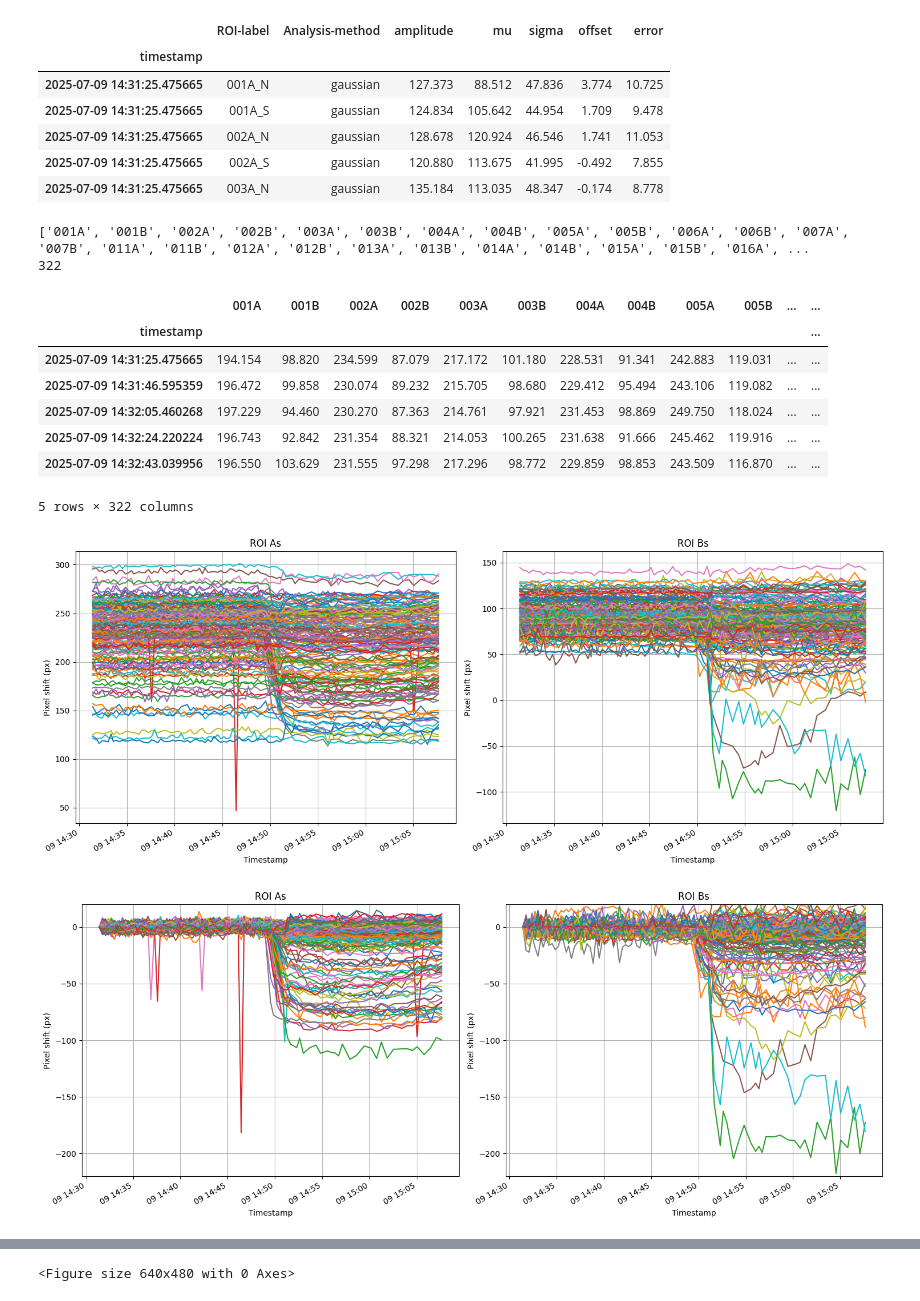
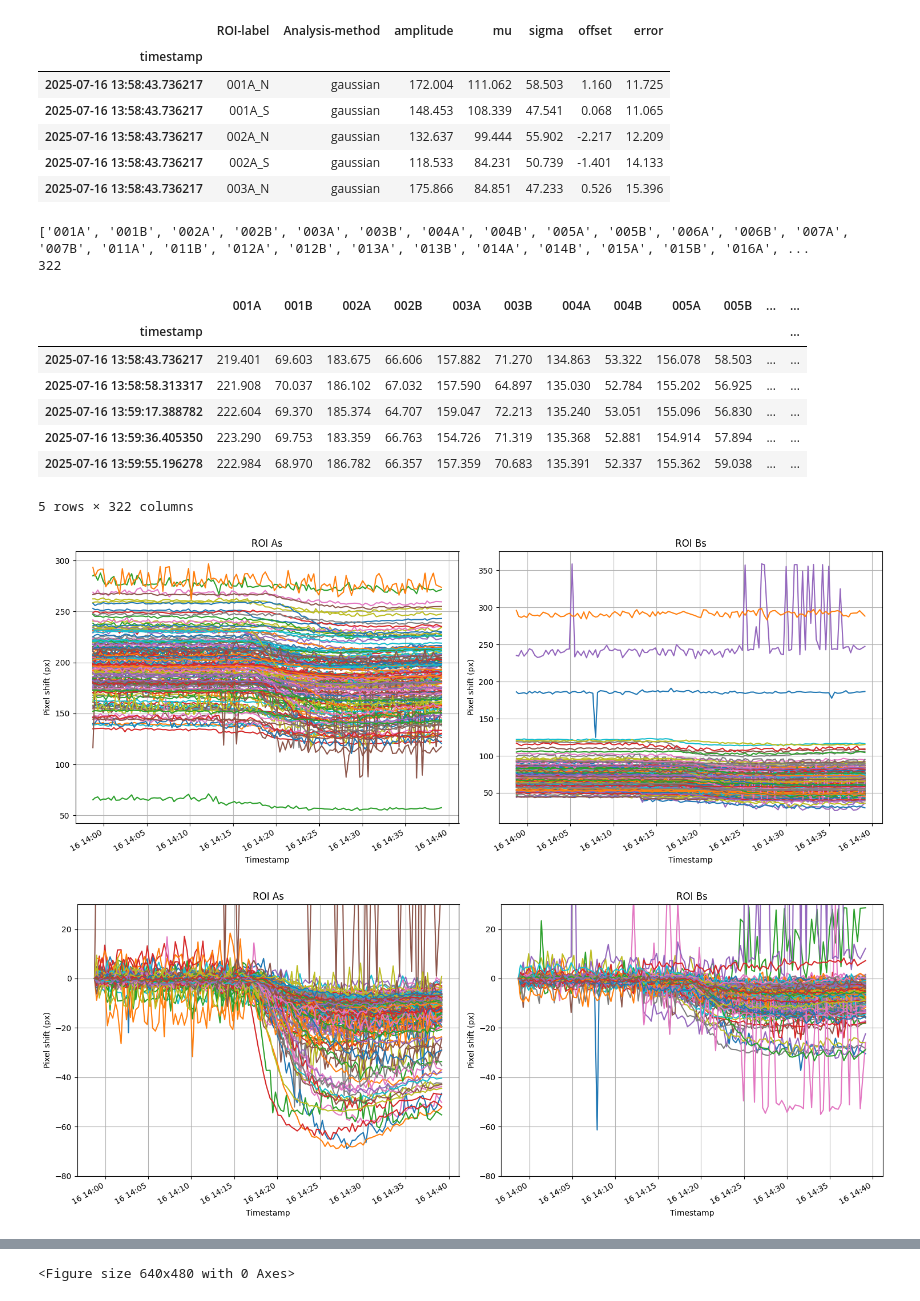
Before and after one commit to cr806/phorest_pipeline, a Jupyter notebook: notebooks/CSV_plotting.ipynb, the cells around one changed output, grey strips where cells are left out. Drawn from its saved outputs; the diff is of its cells as text; code cells hidden in the pictures.

```diff
--- a/notebooks/CSV_plotting.ipynb
+++ b/notebooks/CSV_plotting.ipynb
@@ -6,7 +6,7 @@ import matplotlib.pyplot as plt
 import matplotlib.ticker as mticker
 import pandas as pd
 # %%
-raw_data = Path('/Volumes/krauss/Lisa/GMR/Array/SpecialBox/Cuthbert/250709_full_analysis/results/communicating_results.csv')
+raw_data = Path('/Volumes/krauss/Lisa/GMR/Array/SpecialBox/Cuthbert/250716/results_FULL/communicating_results.csv')
 # %%
 df = pd.read_csv(raw_data)
 df["timestamp"] = pd.to_datetime(df["timestamp"])
@@ -15,11 +15,11 @@ df.head()
 # %% [output]
 |  | ROI-label | Analysis-method | amplitude | mu | sigma | offset | error |
 | timestamp |  |  |  |  |  |  |  |
-| 2025-07-09 14:31:25.475665 | 001A_N | gaussian | 127.373 | 88.512 | 47.836 | 3.774 | 10.725 |
-| 2025-07-09 14:31:25.475665 | 001A_S | gaussian | 124.834 | 105.642 | 44.954 | 1.709 | 9.478 |
-| 2025-07-09 14:31:25.475665 | 002A_N | gaussian | 128.678 | 120.924 | 46.546 | 1.741 | 11.053 |
-| 2025-07-09 14:31:25.475665 | 002A_S | gaussian | 120.880 | 113.675 | 41.995 | -0.492 | 7.855 |
-| 2025-07-09 14:31:25.475665 | 003A_N | gaussian | 135.184 | 113.035 | 48.347 | -0.174 | 8.778 |
+| 2025-07-16 13:58:43.736217 | 001A_N | gaussian | 172.004 | 111.062 | 58.503 | 1.160 | 11.725 |
+| 2025-07-16 13:58:43.736217 | 001A_S | gaussian | 148.453 | 108.339 | 47.541 | 0.068 | 11.065 |
+| 2025-07-16 13:58:43.736217 | 002A_N | gaussian | 132.637 | 99.444 | 55.902 | -2.217 | 12.209 |
+| 2025-07-16 13:58:43.736217 | 002A_S | gaussian | 118.533 | 84.231 | 50.739 | -1.401 | 14.133 |
+| 2025-07-16 13:58:43.736217 | 003A_N | gaussian | 175.866 | 84.851 | 47.233 | 0.526 | 15.396 |
 # %%
 rois = df["ROI-label"].unique()
 rois = sorted(list(set([roi[:-2] for roi in rois])))
@@ -52,11 +52,11 @@ comb_df.head()
 # %% [output]
 |  | 001A | 001B | 002A | 002B | 003A | 003B | 004A | 004B | 005A | 005B | ... | ... |
 | timestamp |  |  |  |  |  |  |  |  |  |  |  | ... |
-| 2025-07-09 14:31:25.475665 | 194.154 | 98.820 | 234.599 | 87.079 | 217.172 | 101.180 | 228.531 | 91.341 | 242.883 | 119.031 | ... | ... |
-| 2025-07-09 14:31:46.595359 | 196.472 | 99.858 | 230.074 | 89.232 | 215.705 | 98.680 | 229.412 | 95.494 | 243.106 | 119.082 | ... | ... |
-| 2025-07-09 14:32:05.460268 | 197.229 | 94.460 | 230.270 | 87.363 | 214.761 | 97.921 | 231.453 | 98.869 | 249.750 | 118.024 | ... | ... |
-| 2025-07-09 14:32:24.220224 | 196.743 | 92.842 | 231.354 | 88.321 | 214.053 | 100.265 | 231.638 | 91.666 | 245.462 | 119.916 | ... | ... |
-| 2025-07-09 14:32:43.039956 | 196.550 | 103.629 | 231.555 | 97.298 | 217.296 | 98.772 | 229.859 | 98.853 | 243.509 | 116.870 | ... | ... |
+| 2025-07-16 13:58:43.736217 | 219.401 | 69.603 | 183.675 | 66.606 | 157.882 | 71.270 | 134.863 | 53.322 | 156.078 | 58.503 | ... | ... |
+| 2025-07-16 13:58:58.313317 | 221.908 | 70.037 | 186.102 | 67.032 | 157.590 | 64.897 | 135.030 | 52.784 | 155.202 | 56.925 | ... | ... |
+| 2025-07-16 13:59:17.388782 | 222.604 | 69.370 | 185.374 | 64.707 | 159.047 | 72.213 | 135.240 | 53.051 | 155.096 | 56.830 | ... | ... |
+| 2025-07-16 13:59:36.405350 | 223.290 | 69.753 | 183.359 | 66.763 | 154.726 | 71.319 | 135.368 | 52.881 | 154.914 | 57.894 | ... | ... |
+| 2025-07-16 13:59:55.196278 | 222.984 | 68.970 | 186.782 | 66.357 | 157.359 | 70.683 | 135.391 | 52.337 | 155.362 | 59.038 | ... | ... |
 5 rows × 322 columns
 # %%
 fig, ax = plt.subplots(nrows=1, ncols=2, figsize=(15, 6))
@@ -84,38 +84,39 @@ ax[1].grid(True) # Add a grid for better readability
 plt.tight_layout()
 plt.show()
 # %% [output]
-[figure, old version]
+[figure, new version]
 # %%
+y_limits = (-80, 30)
 normalized_df = comb_df - comb_df.iloc[0]
 
 fig, ax = plt.subplots(nrows=1, ncols=2, figsize=(15, 6))
 
 normalized_df.loc[:, normalized_df.columns.str.contains('A')].plot(
     kind='line',
-    ylim=(-220, 20),
+    ylim=y_limits,
     ax=ax[0],
     legend=False,
     title='ROI As',
     xlabel='Timestamp',
     ylabel='Pixel shift (px)'
 )
 
 normalized_df.loc[:, normalized_df.columns.str.contains('B')].plot(
     kind='line',
-    ylim=(-220, 20),
+    ylim=y_limits,
     ax=ax[1],
     legend=False,
     title='ROI Bs',
     xlabel='Timestamp',
     ylabel='Pixel shift (px)'
 )
 
 ax[0].grid(True) # Add a grid for better readability
 ax[1].grid(True) # Add a grid for better readability
 plt.tight_layout()
 plt.show()
 # %% [output]
-[figure, old version]
+[figure, new version]
 # %%
 label = "001A"
 
```
Also changed, not shown: parts of 2 cells of this notebook.
